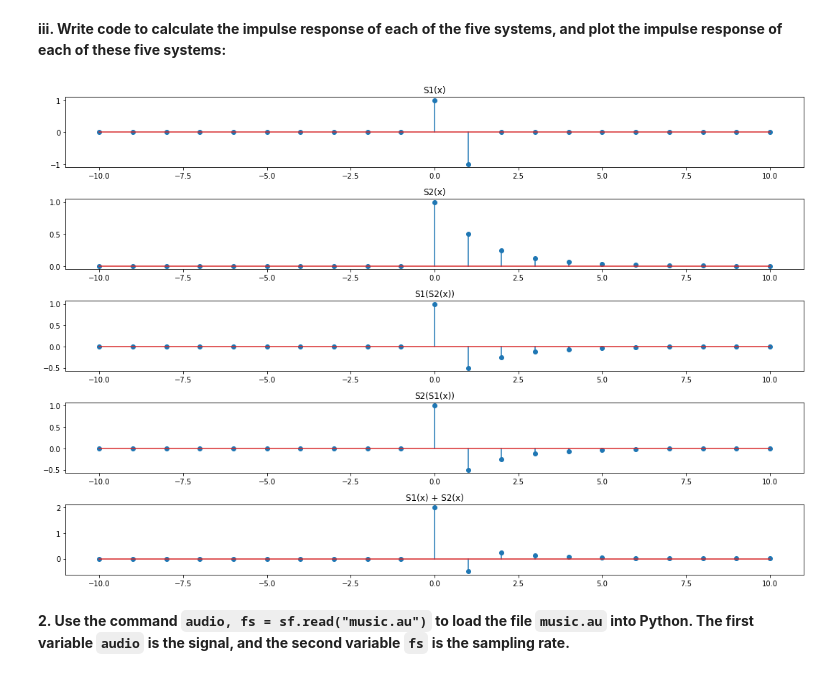
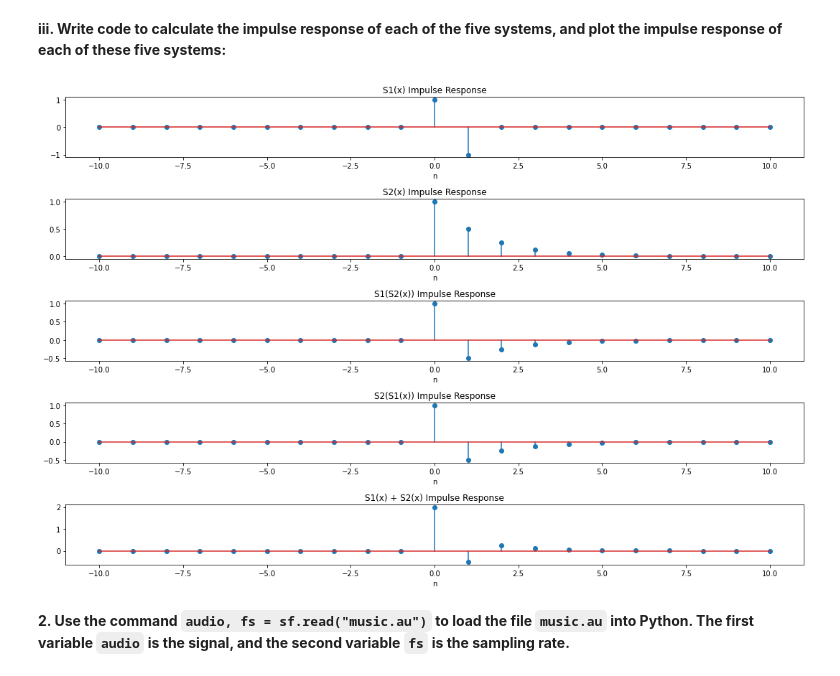
Before and after one commit to JustinWang781/438-Lab02, a Jupyter notebook: lab02_report.ipynb, the cells around one changed output. Saved outputs shown, nothing was run; the diff lists cells and outputs as text; code cells hidden in the pictures.

````diff
--- a/lab02_report.ipynb
+++ b/lab02_report.ipynb
@@ -179,28 +179,33 @@ def S2(x):
 # %%
 # write your code here
 n = np.arange(-10,10+1,1)
 d = (n==0).astype(float)
 ir_1 = S1(d)
 ir_2 = S2(d)
 ir_3 = S1(S2(d))
 ir_4 = S2(S1(d))
 ir_5 = S1(d) + S2(d)
 
 fig, axs = plt.subplots(5,figsize=(15,10))
 axs[0].stem(n,ir_1)
-axs[0].set_title("S1(x)")
+axs[0].set_title("S1(x) Impulse Response")
+axs[0].set_xlabel("n")
 axs[1].stem(n,ir_2)
-axs[1].set_title("S2(x)")
+axs[1].set_title("S2(x) Impulse Response")
+axs[1].set_xlabel("n")
 axs[2].stem(n,ir_3)
-axs[2].set_title("S1(S2(x))")
+axs[2].set_title("S1(S2(x)) Impulse Response")
+axs[2].set_xlabel("n")
 axs[3].stem(n,ir_4)
-axs[3].set_title("S2(S1(x))")
+axs[3].set_title("S2(S1(x)) Impulse Response")
+axs[3].set_xlabel("n")
 axs[4].stem(n,ir_5)
-axs[4].set_title("S1(x) + S2(x)")
+axs[4].set_title("S1(x) + S2(x) Impulse Response")
+axs[4].set_xlabel("n")
 
 fig.tight_layout()
 # %% [output]
-[figure, old version]
+[figure, new version]
 # %% [markdown]
 **2. Use the command ```audio, fs = sf.read("music.au")``` to load the file ```music.au``` into Python. The first variable ```audio``` is the signal, and the second variable ```fs``` is the sampling rate.**
 # %%
````
Also changed, not shown: parts of 16 cells of this notebook.
